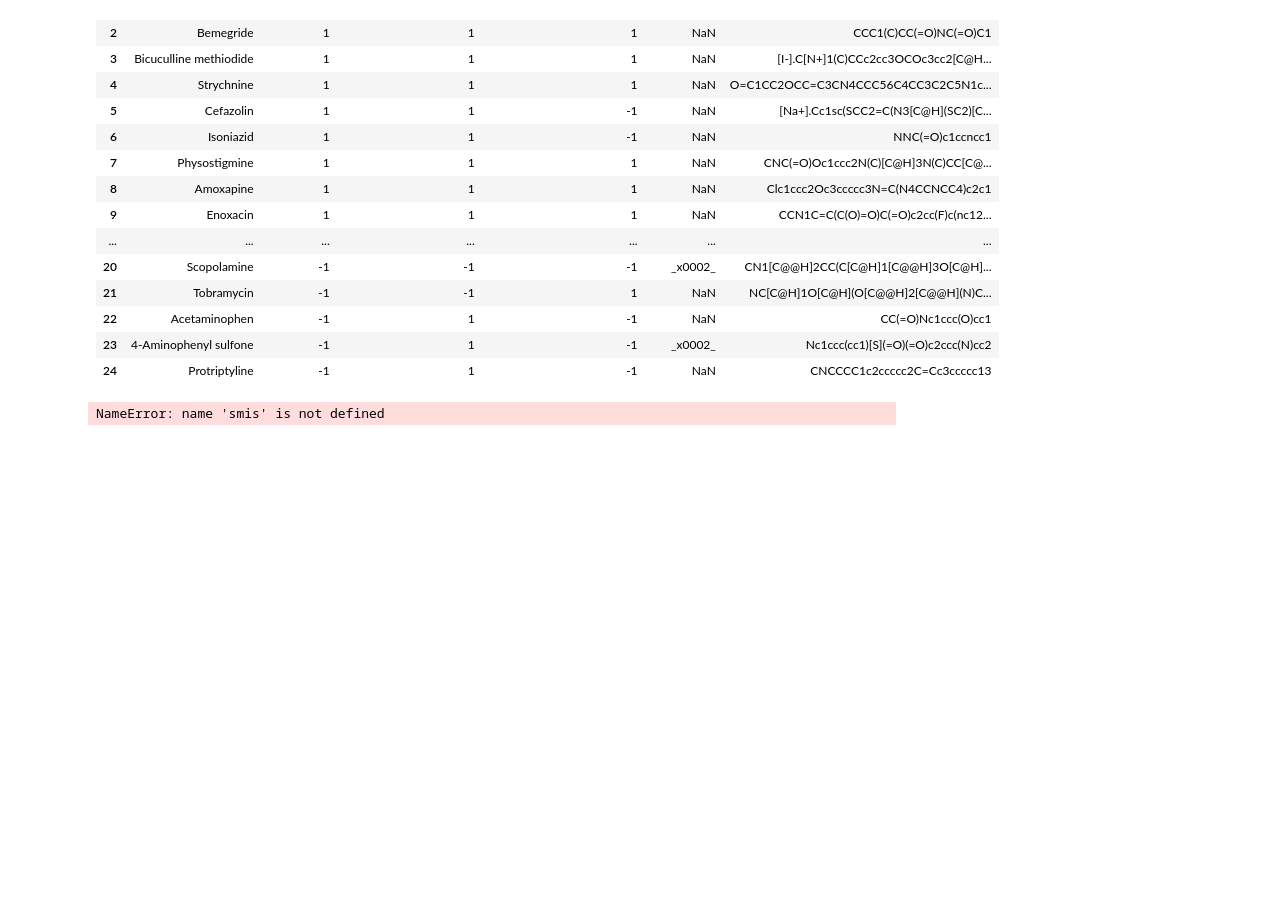
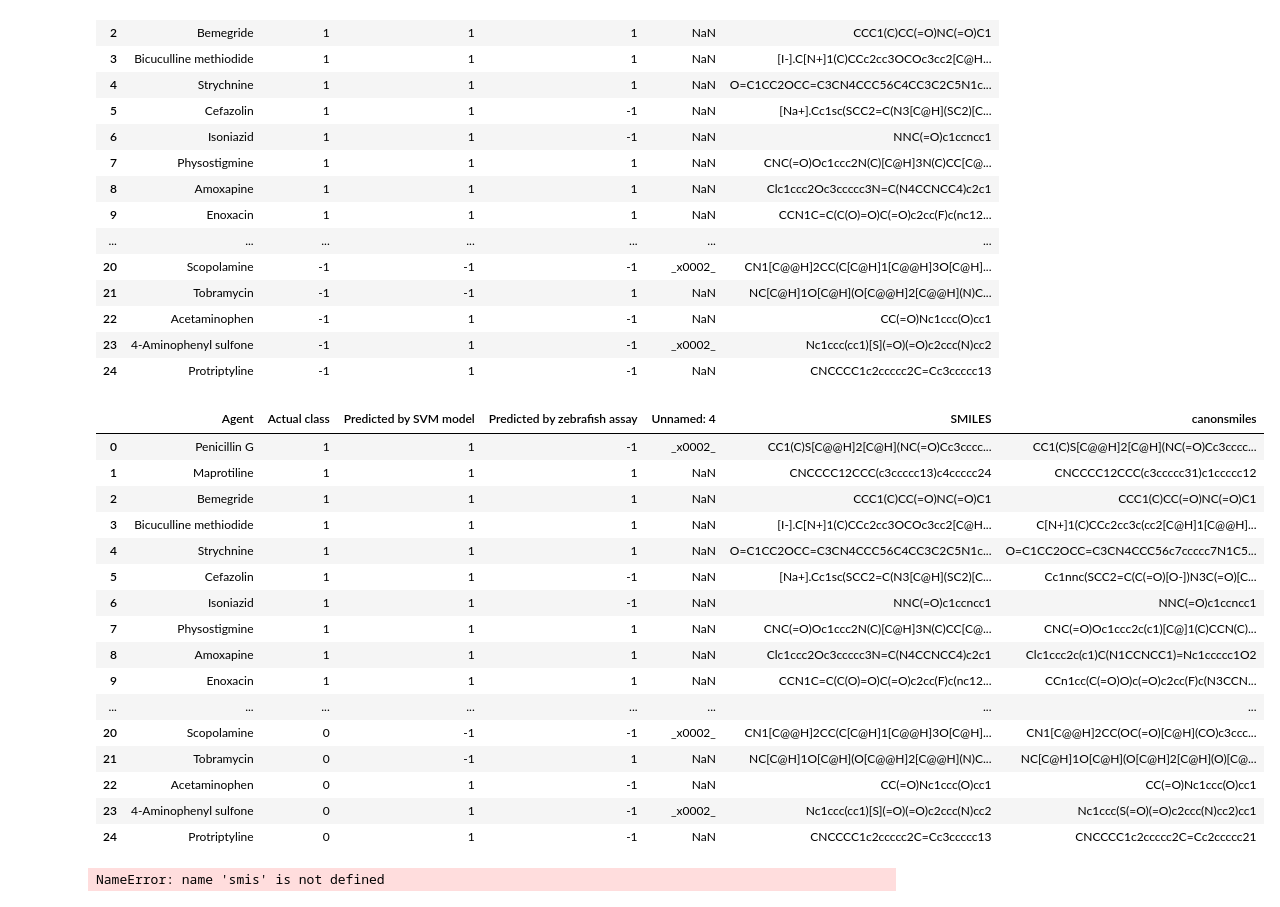
Before and after one commit to BradyCh/ACTSO_Anesthetics, a Jupyter notebook: ACTSO_project.ipynb, the cells around one changed output. Cells and saved outputs as stored; diff of their text form; code cells hidden in the pictures; blank space fills up the shorter version.

```diff
--- a/ACTSO_project.ipynb
+++ b/ACTSO_project.ipynb
@@ -498,3 +506,25 @@ CC(=O)NC1=CC=C(C=C1)O
+# %%
+data.loc[data['Actual class']<0,'Actual class']=0
+# %%
+data
+# %% [output]
+|  | Agent | Actual class | Predicted by SVM model | Predicted by zebrafish assay | Unnamed: 4 | SMILES | canonsmiles |
+| 0 | Penicillin G | 1 | 1 | -1 | _x0002_ | CC1(C)S[C@@H]2[C@H](NC(=O)Cc3cccc... | CC1(C)S[C@@H]2[C@H](NC(=O)Cc3cccc... |
+| 1 | Maprotiline | 1 | 1 | 1 | NaN | CNCCCC12CCC(c3ccccc13)c4ccccc24 | CNCCCC12CCC(c3ccccc31)c1ccccc12 |
+| 2 | Bemegride | 1 | 1 | 1 | NaN | CCC1(C)CC(=O)NC(=O)C1 | CCC1(C)CC(=O)NC(=O)C1 |
+| 3 | Bicuculline methiodide | 1 | 1 | 1 | NaN | [I-].C[N+]1(C)CCc2cc3OCOc3cc2[C@H... | C[N+]1(C)CCc2cc3c(cc2[C@H]1[C@@H]... |
+| 4 | Strychnine | 1 | 1 | 1 | NaN | O=C1CC2OCC=C3CN4CCC56C4CC3C2C5N1c... | O=C1CC2OCC=C3CN4CCC56c7ccccc7N1C5... |
+| 5 | Cefazolin | 1 | 1 | -1 | NaN | [Na+].Cc1sc(SCC2=C(N3[C@H](SC2)[C... | Cc1nnc(SCC2=C(C(=O)[O-])N3C(=O)[C... |
+| 6 | Isoniazid | 1 | 1 | -1 | NaN | NNC(=O)c1ccncc1 | NNC(=O)c1ccncc1 |
+| 7 | Physostigmine | 1 | 1 | 1 | NaN | CNC(=O)Oc1ccc2N(C)[C@H]3N(C)CC[C@... | CNC(=O)Oc1ccc2c(c1)[C@]1(C)CCN(C)... |
+| 8 | Amoxapine | 1 | 1 | 1 | NaN | Clc1ccc2Oc3ccccc3N=C(N4CCNCC4)c2c1 | Clc1ccc2c(c1)C(N1CCNCC1)=Nc1ccccc1O2 |
+| 9 | Enoxacin | 1 | 1 | 1 | NaN | CCN1C=C(C(O)=O)C(=O)c2cc(F)c(nc12... | CCn1cc(C(=O)O)c(=O)c2cc(F)c(N3CCN... |
+| ... | ... | ... | ... | ... | ... | ... | ... |
+| 20 | Scopolamine | 0 | -1 | -1 | _x0002_ | CN1[C@@H]2CC(C[C@H]1[C@@H]3O[C@H]... | CN1[C@@H]2CC(OC(=O)[C@H](CO)c3ccc... |
+| 21 | Tobramycin | 0 | -1 | 1 | NaN | NC[C@H]1O[C@H](O[C@@H]2[C@@H](N)C... | NC[C@H]1O[C@H](O[C@H]2[C@H](O)[C@... |
+| 22 | Acetaminophen | 0 | 1 | -1 | NaN | CC(=O)Nc1ccc(O)cc1 | CC(=O)Nc1ccc(O)cc1 |
+| 23 | 4-Aminophenyl sulfone | 0 | 1 | -1 | _x0002_ | Nc1ccc(cc1)[S](=O)(=O)c2ccc(N)cc2 | Nc1ccc(S(=O)(=O)c2ccc(N)cc2)cc1 |
+| 24 | Protriptyline | 0 | 1 | -1 | NaN | CNCCCC1c2ccccc2C=Cc3ccccc13 | CNCCCC1c2ccccc2C=Cc2ccccc21 |
 # %%
 cans = [Chem.MolToSmiles(Chem.MolFromSmiles(smi),True) for smi in smis]
 # %% [output]
```
Also changed, not shown: parts of 8 cells of this notebook.
